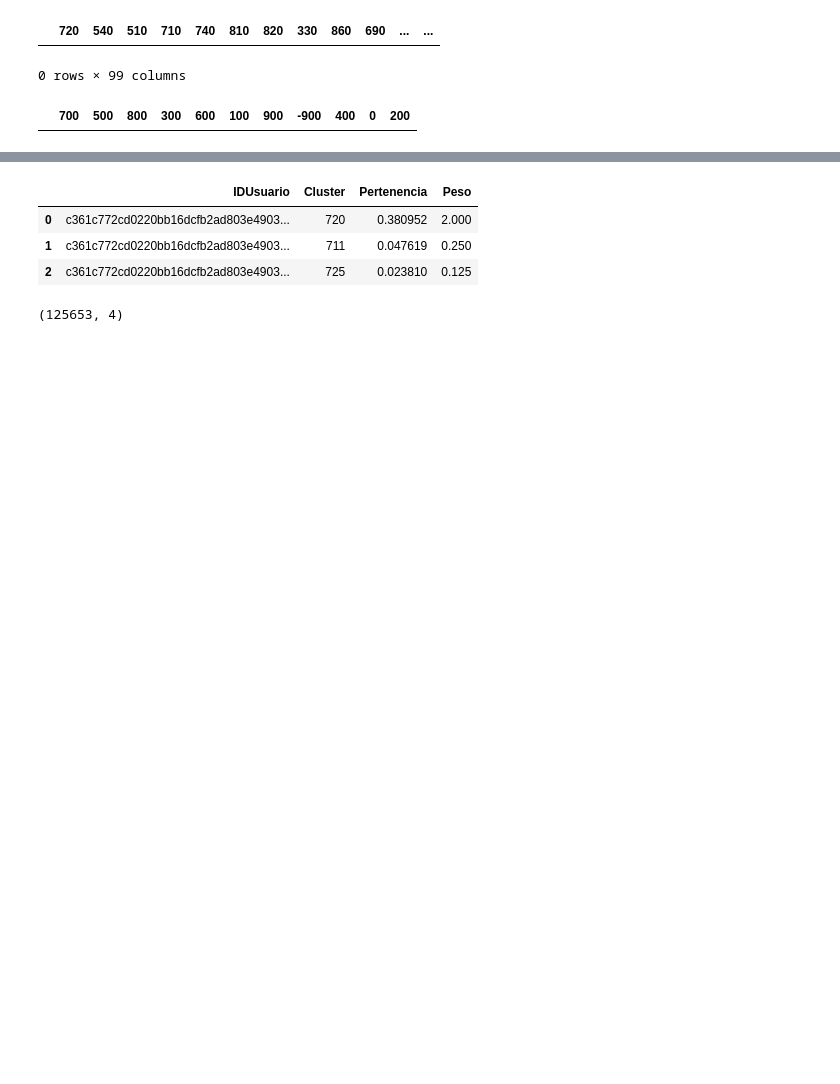
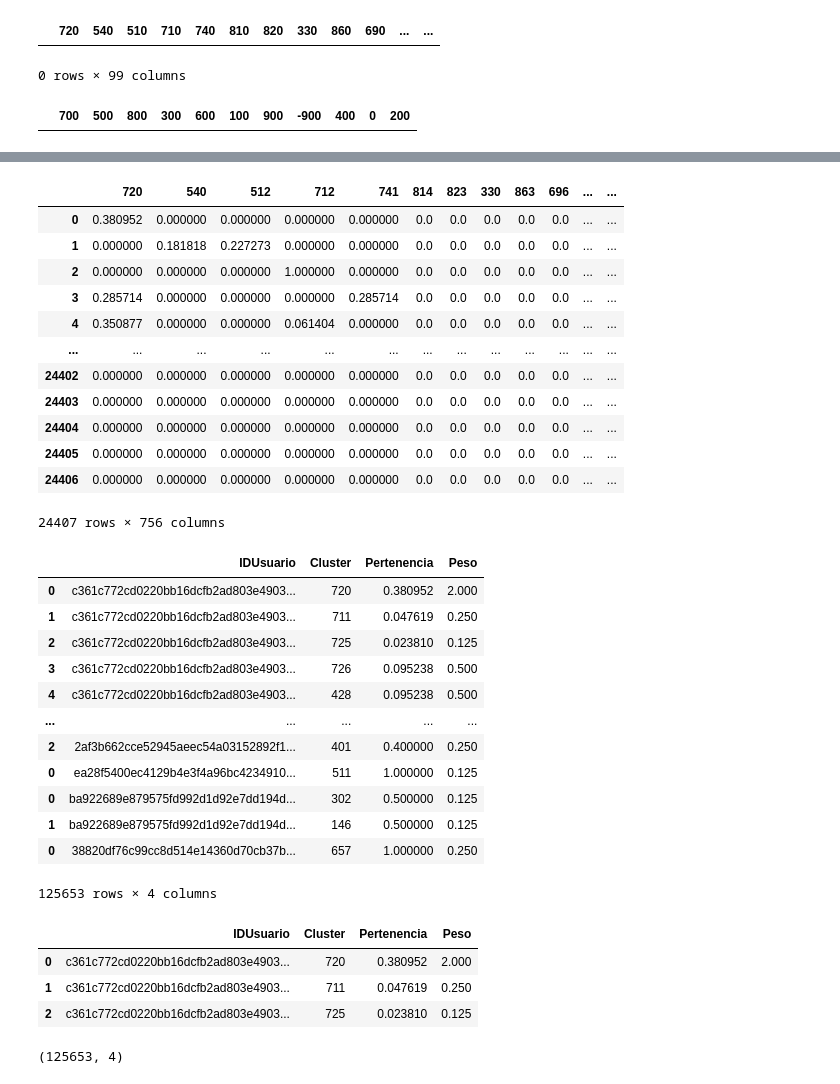
Before and after one commit to Johan-Ortegon-1/uaque, a Jupyter notebook: V2_Clustering_+_Recomendations/ClusteringYRecomendacionesDifusas.ipynb, the cells around one changed output, grey strips where cells are left out. Cells and saved outputs as stored; diff of their text form; code cells hidden in the pictures; blank space fills up the shorter version.

```diff
--- a/V2_Clustering_+_Recomendations/ClusteringYRecomendacionesDifusas.ipynb
+++ b/V2_Clustering_+_Recomendations/ClusteringYRecomendacionesDifusas.ipynb
@@ -104,6 +109,3 @@ pesos_usuarios_unidad = pd.read_json('https://www.dropbox.com/s/oliptl0pv39bkjm/
 pesos_usuarios_decena = pd.read_json('https://www.dropbox.com/s/33xvh0xderxu1ss/pesos_usuario_x_dewey_decena.json?dl=1')
 # %%
 pesos_usuarios_centena = pd.read_json('https://www.dropbox.com/s/1gj7u98rozx6i72/pesos_usuario_x_dewey_centena.json?dl=1')
-# %%
-pesos_usuarios_unidad['IDUsuario'] = join.IDUsuario.unique()
-pesos_usuarios_unidad.head(3)
@@ -116,15 +115,14 @@ pesos_usuarios_unidad.head(3)
 # %%
+#función: normalizar las filas por valores entre cero y uno.
+    #Parámetros: pesos_usuario, representa la matriz dispersa que se va a normalizar.
+    #{pesos_usuarios_unidad|pesos_usuarios_decena|pesos_usuarios_centena}
 def normalizar_pesos(pesos_usuario):
 
-    if len(pesos_usuario) == len(join.IDUsuario.unique()):
-        pesos_usuario['IDUsuario'] = join.IDUsuario.unique()
-
-    copia = pesos_usuario.copy()
-    copia = copia.drop(labels = ["IDUsuario"], axis = 1)
-    sumatoria = copia.sum(axis=1)
-    pesos_norm = copia.div(sumatoria, axis=0).fillna(0)
+    #Normalizamos por fila
+    sumatoria = pesos_usuario.sum(axis=1)
+    pesos_norm = pesos_usuario.div(sumatoria, axis=0).fillna(0)
     pesos_norm_id = pesos_norm.copy()
-
+    # a la tabla le agregamos la columna de IDUsuario para poder identificar que pesos son de cada usuario
     if len(pesos_norm_id) == len(join.IDUsuario.unique()):
         pesos_norm_id['IDUsuario'] = join.IDUsuario.unique()
 
@@ -176,6 +209,33 @@ def clustering(df_pesos, treshold, nombre_archivo):
 # %%
-pesos_clustering = clustering(pesos_norm_id_unidad, 0, 'pesos_clustering_unidad.json')
+pesos_clustering = clustering(pesos_usuarios_unidad, 'pesos_clustering_unidad.json')
 display(pesos_clustering)
+# %% [output]
+|  | 720 | 540 | 512 | 712 | 741 | 814 | 823 | 330 | 863 | 696 | ... | ... |
+| 0 | 0.380952 | 0.000000 | 0.000000 | 0.000000 | 0.000000 | 0.0 | 0.0 | 0.0 | 0.0 | 0.0 | ... | ... |
+| 1 | 0.000000 | 0.181818 | 0.227273 | 0.000000 | 0.000000 | 0.0 | 0.0 | 0.0 | 0.0 | 0.0 | ... | ... |
+| 2 | 0.000000 | 0.000000 | 0.000000 | 1.000000 | 0.000000 | 0.0 | 0.0 | 0.0 | 0.0 | 0.0 | ... | ... |
+| 3 | 0.285714 | 0.000000 | 0.000000 | 0.000000 | 0.285714 | 0.0 | 0.0 | 0.0 | 0.0 | 0.0 | ... | ... |
+| 4 | 0.350877 | 0.000000 | 0.000000 | 0.061404 | 0.000000 | 0.0 | 0.0 | 0.0 | 0.0 | 0.0 | ... | ... |
+| ... | ... | ... | ... | ... | ... | ... | ... | ... | ... | ... | ... | ... |
+| 24402 | 0.000000 | 0.000000 | 0.000000 | 0.000000 | 0.000000 | 0.0 | 0.0 | 0.0 | 0.0 | 0.0 | ... | ... |
+| 24403 | 0.000000 | 0.000000 | 0.000000 | 0.000000 | 0.000000 | 0.0 | 0.0 | 0.0 | 0.0 | 0.0 | ... | ... |
+| 24404 | 0.000000 | 0.000000 | 0.000000 | 0.000000 | 0.000000 | 0.0 | 0.0 | 0.0 | 0.0 | 0.0 | ... | ... |
+| 24405 | 0.000000 | 0.000000 | 0.000000 | 0.000000 | 0.000000 | 0.0 | 0.0 | 0.0 | 0.0 | 0.0 | ... | ... |
+| 24406 | 0.000000 | 0.000000 | 0.000000 | 0.000000 | 0.000000 | 0.0 | 0.0 | 0.0 | 0.0 | 0.0 | ... | ... |
+24407 rows × 756 columns
+|  | IDUsuario | Cluster | Pertenencia | Peso |
+| 0 | c361c772cd0220bb16dcfb2ad803e4903... | 720 | 0.380952 | 2.000 |
+| 1 | c361c772cd0220bb16dcfb2ad803e4903... | 711 | 0.047619 | 0.250 |
+| 2 | c361c772cd0220bb16dcfb2ad803e4903... | 725 | 0.023810 | 0.125 |
+| 3 | c361c772cd0220bb16dcfb2ad803e4903... | 726 | 0.095238 | 0.500 |
+| 4 | c361c772cd0220bb16dcfb2ad803e4903... | 428 | 0.095238 | 0.500 |
+| ... | ... | ... | ... | ... |
+| 2 | 2af3b662cce52945aeec54a03152892f1... | 401 | 0.400000 | 0.250 |
+| 0 | ea28f5400ec4129b4e3f4a96bc4234910... | 511 | 1.000000 | 0.125 |
+| 0 | ba922689e879575fd992d1d92e7dd194d... | 302 | 0.500000 | 0.125 |
+| 1 | ba922689e879575fd992d1d92e7dd194d... | 146 | 0.500000 | 0.125 |
+| 0 | 38820df76c99cc8d514e14360d70cb37b... | 657 | 1.000000 | 0.250 |
+125653 rows × 4 columns
 # %%
 pesos_clustering.to_json(r'C:\Users\user\Downloads\pesos_clustering.json')
 # %%
```
Also changed, not shown: parts of 30 cells of this notebook.
